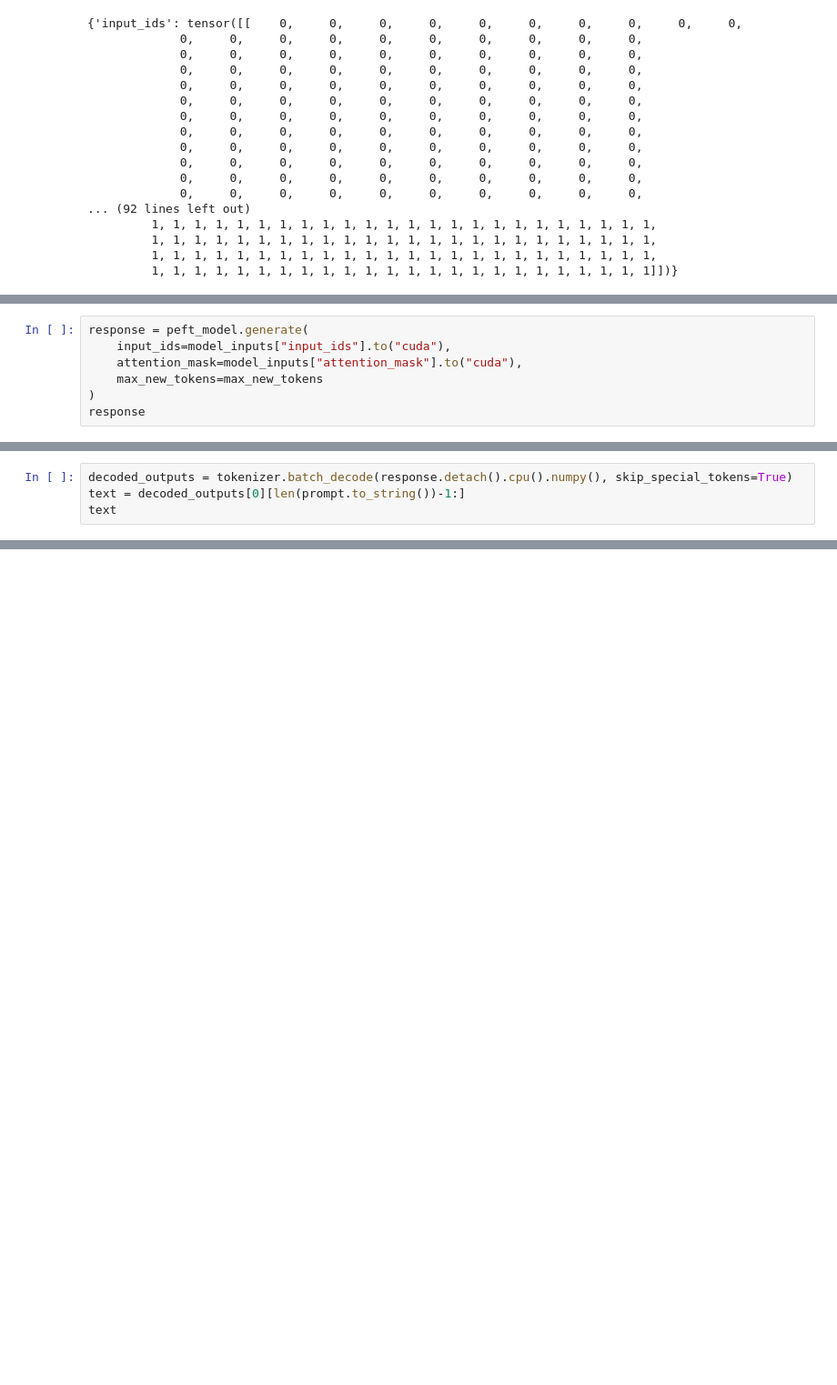
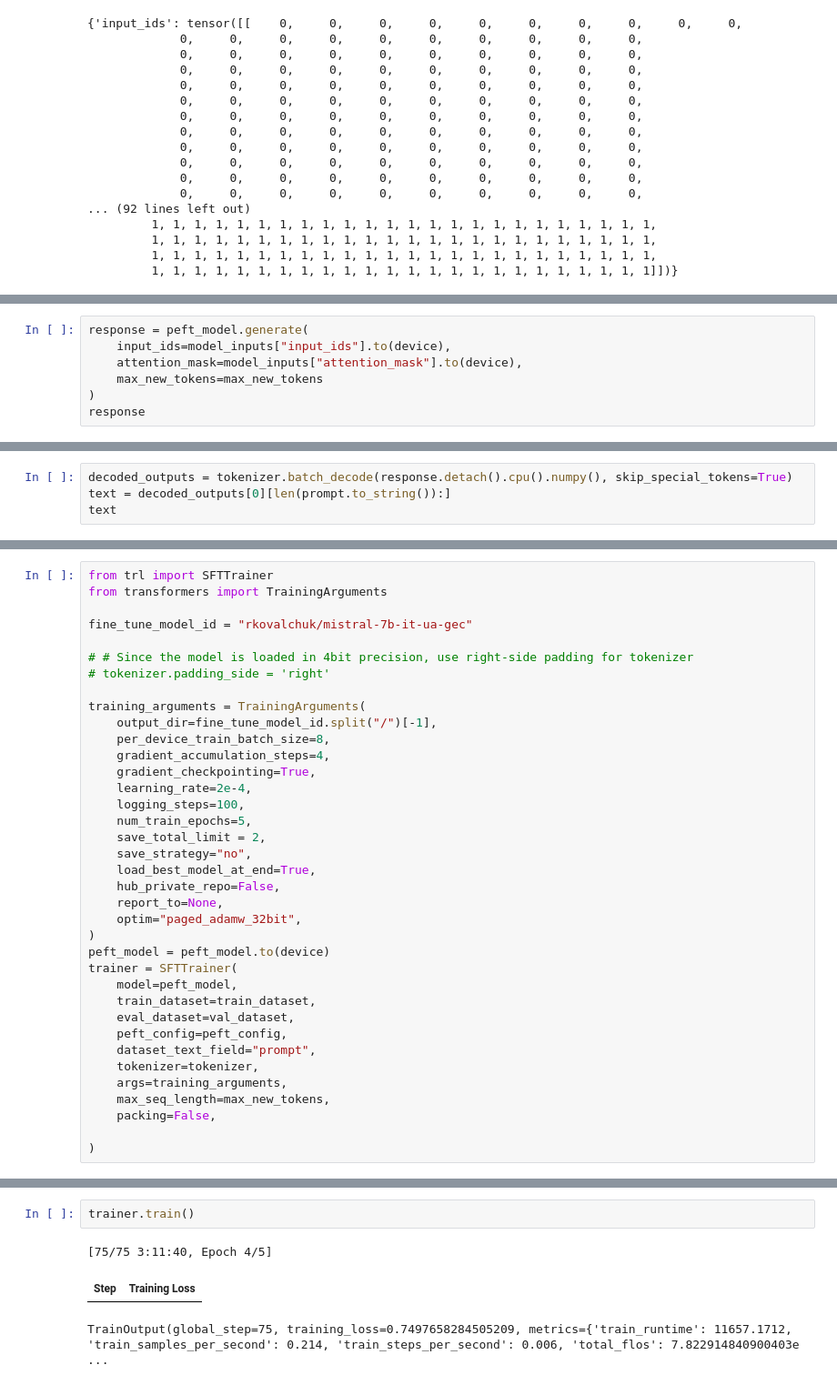
Before and after one commit to Reennon/ua-gec-lora, a Jupyter notebook: notebooks/lora-ua-gec.ipynb, the cells around one changed output, grey strips where cells are left out. Shown at 91% size. Saved outputs shown, nothing was run; the diff lists cells and outputs as text; blank space fills up the shorter version.

```diff
--- a/notebooks/lora-ua-gec.ipynb
+++ b/notebooks/lora-ua-gec.ipynb
@@ -239,7 +232,7 @@ model_inputs
 # %%
 response = peft_model.generate(
-    input_ids=model_inputs["input_ids"].to("cuda"),
-    attention_mask=model_inputs["attention_mask"].to("cuda"),
+    input_ids=model_inputs["input_ids"].to(device),
+    attention_mask=model_inputs["attention_mask"].to(device),
     max_new_tokens=max_new_tokens
 )
 response
@@ -249,5 +242,5 @@ tensor([[   0,    0,    0,  ..., 4714, 2974,    2]], device='cuda:0')
 # %%
 decoded_outputs = tokenizer.batch_decode(response.detach().cpu().numpy(), skip_special_tokens=True)
-text = decoded_outputs[0][len(prompt.to_string())-1:]
+text = decoded_outputs[0][len(prompt.to_string()):]
 text
 # %% [output]
@@ -355,0 +473,37 @@ Byte for France або " Мій досвід ведення блогу на Inst
+# %%
+from trl import SFTTrainer
+from transformers import TrainingArguments
+
+fine_tune_model_id = "rkovalchuk/mistral-7b-it-ua-gec"
+
+# # Since the model is loaded in 4bit precision, use right-side padding for tokenizer
+# tokenizer.padding_side = 'right'
+
+training_arguments = TrainingArguments(
+    output_dir=fine_tune_model_id.split("/")[-1],
+    per_device_train_batch_size=8,
+    gradient_accumulation_steps=4,
+    gradient_checkpointing=True,
+    learning_rate=2e-4,
+    logging_steps=100,
+    num_train_epochs=5,
+    save_total_limit = 2,
+    save_strategy="no",
+    load_best_model_at_end=True,
+    hub_private_repo=False,
+    report_to=None,
+    optim="paged_adamw_32bit",
+)
+peft_model = peft_model.to(device)
+trainer = SFTTrainer(
+    model=peft_model,
+    train_dataset=train_dataset,
+    eval_dataset=val_dataset,
+    peft_config=peft_config,
+    dataset_text_field="prompt",
+    tokenizer=tokenizer,
+    args=training_arguments,
+    max_seq_length=max_new_tokens,
+    packing=False,
+
+)
@@ -355,0 +548,6 @@ Byte for France або " Мій досвід ведення блогу на Inst
+# %%
+trainer.train()
+# %% [output]
+[75/75 3:11:40, Epoch 4/5]
+| Step | Training Loss |
+TrainOutput(global_step=75, training_loss=0.7497658284505209, metrics={'train_runtime': 11657.1712, 'train_samples_per_second': 0.214, 'train_steps_per_second': 0.006, 'total_flos': 7.822914840900403e ...
```
Also changed, not shown: parts of 27 cells of this notebook, 6 other files.
